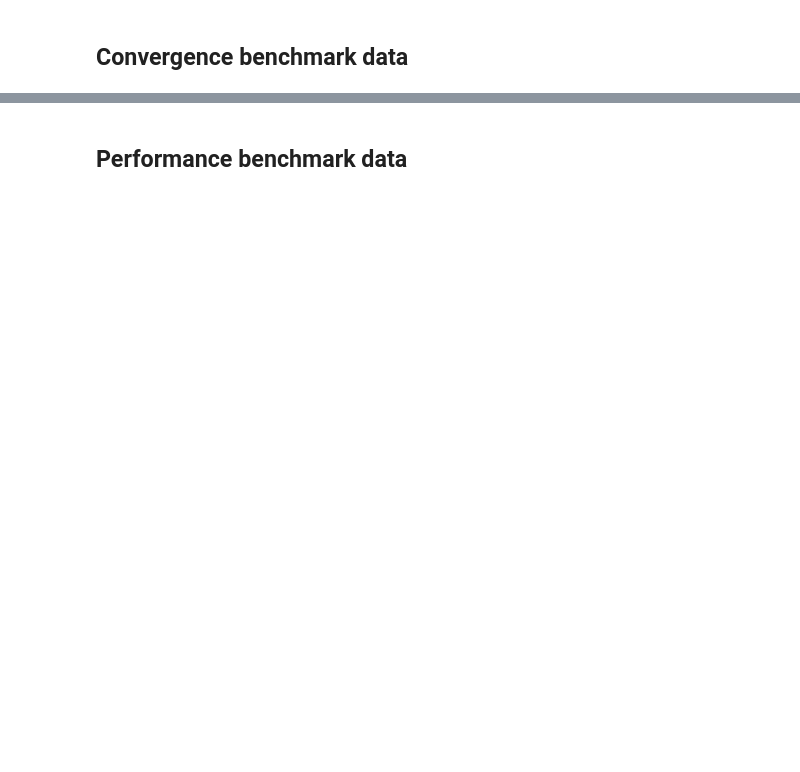
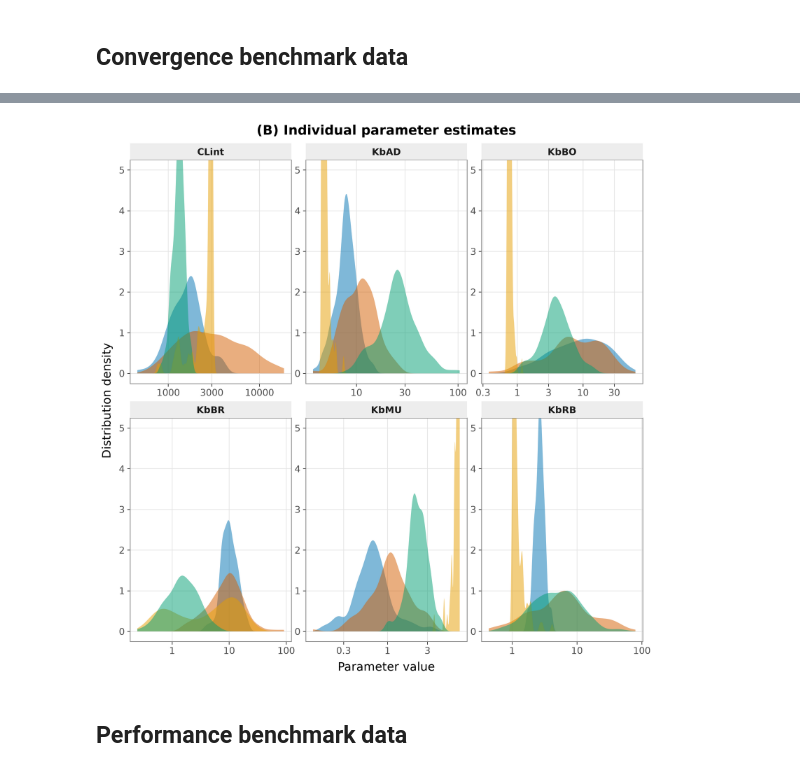
Before and after one commit to novainsilico/vpop-calibration, a Jupyter notebook: ACOP26/Mavoglurant/Generate_comparison_plots.ipynb, the cells around one changed output, grey strips where cells are left out. Saved outputs shown, nothing was run; the diff lists cells and outputs as text; code cells hidden in the pictures; blank space fills up the shorter version.

```diff
--- a/ACOP26/Mavoglurant/Generate_comparison_plots.ipynb
+++ b/ACOP26/Mavoglurant/Generate_comparison_plots.ipynb
@@ -8,13 +8,15 @@ from matplotlib.patches import Rectangle, Patch
 # %%
 models = ["nlmixr2", "Simwork", "Simwork_surrogate", "Sbml"]
 folder = {
-    "map":     "Benchmark_Data_convergence",
+    "map": "Benchmark_Data_convergence",
     "runtime": "Benchmark_Data_Runtime",
-    "VPC":     "Benchmark_Data_VPC",
+    "VPC": "Benchmark_Data_VPC",
 }
+
 
 def data_path(model, kind):
     return Path(".") / folder[kind] / f"{model}_{kind}.csv"
+
 
 Order = ["nlmixr2 (R)", "PySAEM\n(Simwork)", "PySAEM\n(Surrogate)", "PySAEM\n(SBML)"]
 
@@ -22,9 +24,14 @@ source_names = dict(zip(["nlmixr2", "Simwork", "Simwork_surrogate", "Sbml"], Ord
 
 Colors = dict(zip(Order, ["#0072B2", "#D55E00", "#E69F00", "#009E73"]))
 
+
 def canon_source(s):
-    return pd.Categorical(pd.Series(s).map(lambda x: source_names.get(x, x)),
-                          categories=Order, ordered=True)
+    return pd.Categorical(
+        pd.Series(s).map(lambda x: source_names.get(x, x)),
+        categories=Order,
+        ordered=True,
+    )
+
 
 figsize = (12, 12)
 
@@ -37,12 +44,13 @@ poster_theme = theme_bw(base_size=18) + theme(
     strip_text=element_text(weight="bold"),
 )
 
-source_fill  = scale_fill_manual(values=Colors,  name="Source", limits=Order)
+source_fill = scale_fill_manual(values=Colors, name="Source", limits=Order)
 source_color = scale_color_manual(values=Colors, name="Source", limits=Order)
 # %% [markdown]
 ## Convergence benchmark data
 # %%
 params = ["CLint", "KbBR", "KbMU", "KbBO", "KbAD", "KbRB"]
+
 
 def load_map(model):
     df = pd.read_csv(data_path(model, "map"))
@@ -52,10 +60,12 @@ def load_map(model):
     out["algo"] = model
     return out
 
+
 def process_map_data(models=models):
     map_df = pd.concat([load_map(m) for m in models], ignore_index=True)
-    return map_df.melt(id_vars=["ID", "algo"], value_vars=params,
-                       var_name="descriptor").reset_index(drop=True)
+    return map_df.melt(
+        id_vars=["ID", "algo"], value_vars=params, var_name="descriptor"
+    ).reset_index(drop=True)
 # %%
 map_obs = process_map_data()
 display(map_obs.head())
@@ -62,22 +79,29 @@ display(map_obs.head())
 # %%
 map_obs = map_obs.copy()
 map_obs["Source"] = canon_source(map_obs["algo"])
 map_obs["descriptor"] = pd.Categorical(
     map_obs["descriptor"],
-    categories=["CLint", "KbAD", "KbBO", "KbBR", "KbMU", "KbRB"], ordered=True)
+    categories=["CLint", "KbAD", "KbBO", "KbBR", "KbMU", "KbRB"],
+    ordered=True,
+)
 
 (
     ggplot(map_obs, aes(x="value", fill="Source"))
     + geom_density(alpha=0.5, color=None)
     + facet_wrap("~descriptor", ncol=3, scales="free")
     + scale_x_continuous(trans="log10")
     + coord_cartesian(ylim=(0, 5))
     + source_fill
-    + labs(x="Parameter value", y="Distribution density",
-           title="(B) Individual parameter estimates")
+    + labs(
+        x="Parameter value",
+        y="Distribution density",
+        title="(B) Individual parameter estimates",
+    )
     + poster_theme
     + theme(legend_position="none")
 )
+# %% [output]
+[figure, added]
 # %% [markdown]
 ## Performance benchmark data
 # %%
```
Also changed, not shown: parts of 6 cells of this notebook, 15 other files.
